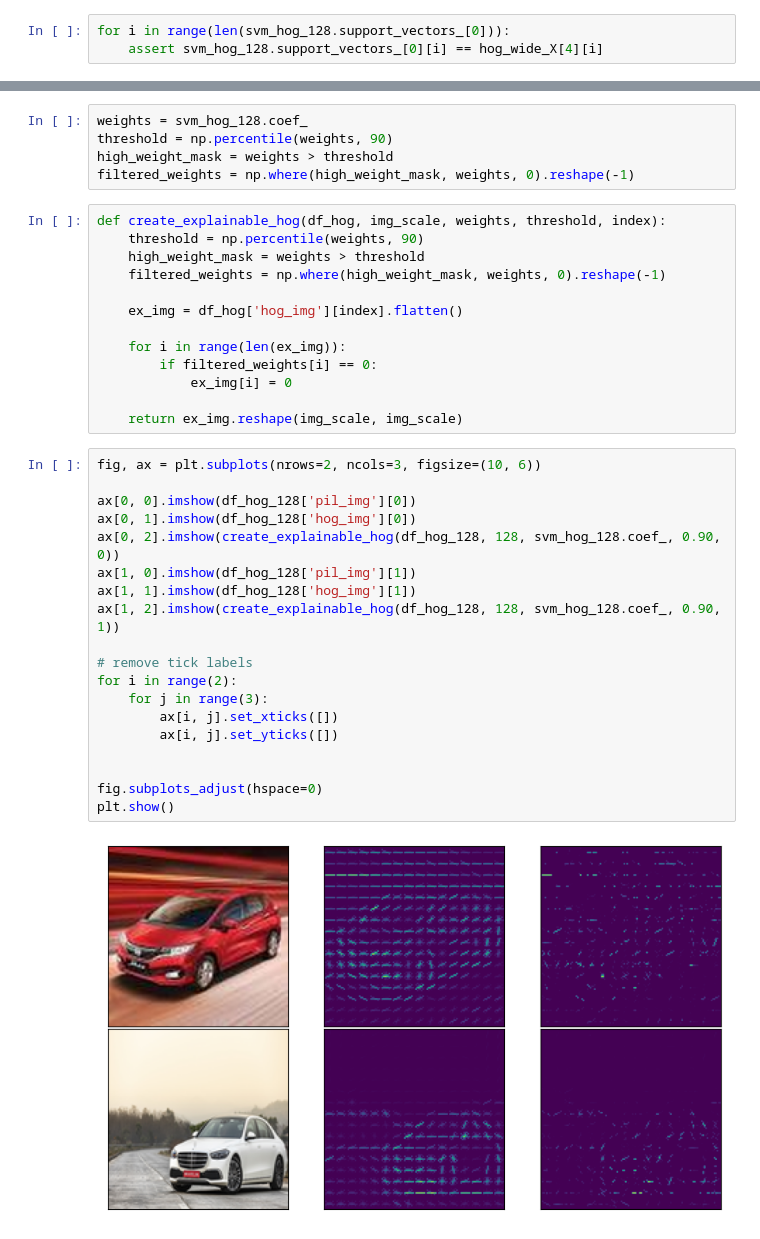
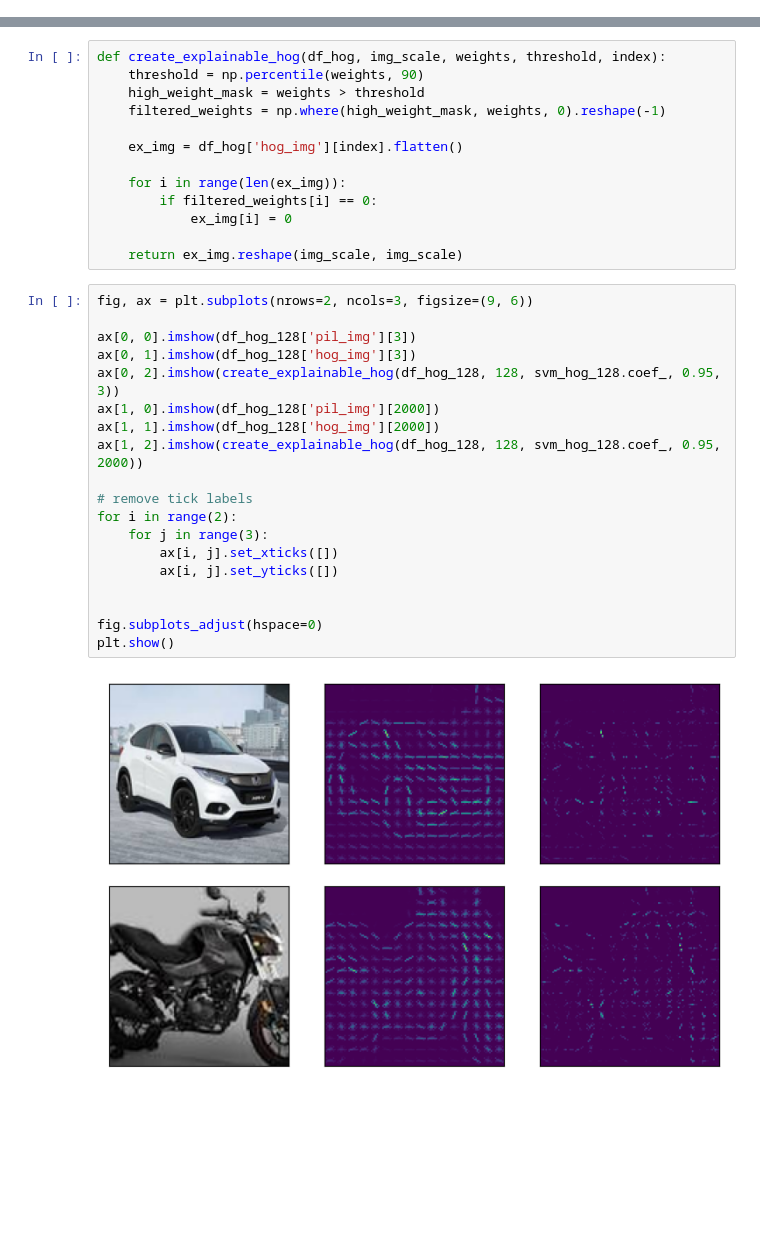
Before and after one commit to tarekel96/Explainable_Computer_Version, a Jupyter notebook: model.ipynb, the cells around one changed output, grey strips where cells are left out. Drawn from its saved outputs; the diff is of its cells as text; blank space fills up the shorter version.

```diff
--- a/model.ipynb
+++ b/model.ipynb
@@ -302,3 +285,0 @@ array([0., 0., 0., ..., 0., 0., 0.])
-# %%
-for i in range(len(svm_hog_128.support_vectors_[0])):
-    assert svm_hog_128.support_vectors_[0][i] == hog_wide_X[4][i]
@@ -309,8 +286,3 @@ df_hog_128['hog_img'][0].shape, 128*128
-# %%
-weights = svm_hog_128.coef_
-threshold = np.percentile(weights, 90)
-high_weight_mask = weights > threshold
-filtered_weights = np.where(high_weight_mask, weights, 0).reshape(-1)
 # %%
 def create_explainable_hog(df_hog, img_scale, weights, threshold, index):
     threshold = np.percentile(weights, 90)
@@ -325,23 +297,23 @@ def create_explainable_hog(df_hog, img_scale, weights, threshold, index):
 
     return ex_img.reshape(img_scale, img_scale)
 # %%
-fig, ax = plt.subplots(nrows=2, ncols=3, figsize=(10, 6))
+fig, ax = plt.subplots(nrows=2, ncols=3, figsize=(9, 6))
 
-ax[0, 0].imshow(df_hog_128['pil_img'][0])
-ax[0, 1].imshow(df_hog_128['hog_img'][0])
-ax[0, 2].imshow(create_explainable_hog(df_hog_128, 128, svm_hog_128.coef_, 0.90, 0))
-ax[1, 0].imshow(df_hog_128['pil_img'][1])
-ax[1, 1].imshow(df_hog_128['hog_img'][1])
-ax[1, 2].imshow(create_explainable_hog(df_hog_128, 128, svm_hog_128.coef_, 0.90, 1))
+ax[0, 0].imshow(df_hog_128['pil_img'][3])
+ax[0, 1].imshow(df_hog_128['hog_img'][3])
+ax[0, 2].imshow(create_explainable_hog(df_hog_128, 128, svm_hog_128.coef_, 0.95, 3))
+ax[1, 0].imshow(df_hog_128['pil_img'][2000])
+ax[1, 1].imshow(df_hog_128['hog_img'][2000])
+ax[1, 2].imshow(create_explainable_hog(df_hog_128, 128, svm_hog_128.coef_, 0.95, 2000))
 
 # remove tick labels
 for i in range(2):
     for j in range(3):
         ax[i, j].set_xticks([])
         ax[i, j].set_yticks([])
 
 
 fig.subplots_adjust(hspace=0)
 plt.show()
 # %% [output]
-[figure, old version]
+[figure, new version]
```
Also changed, not shown: parts of 12 cells of this notebook.
